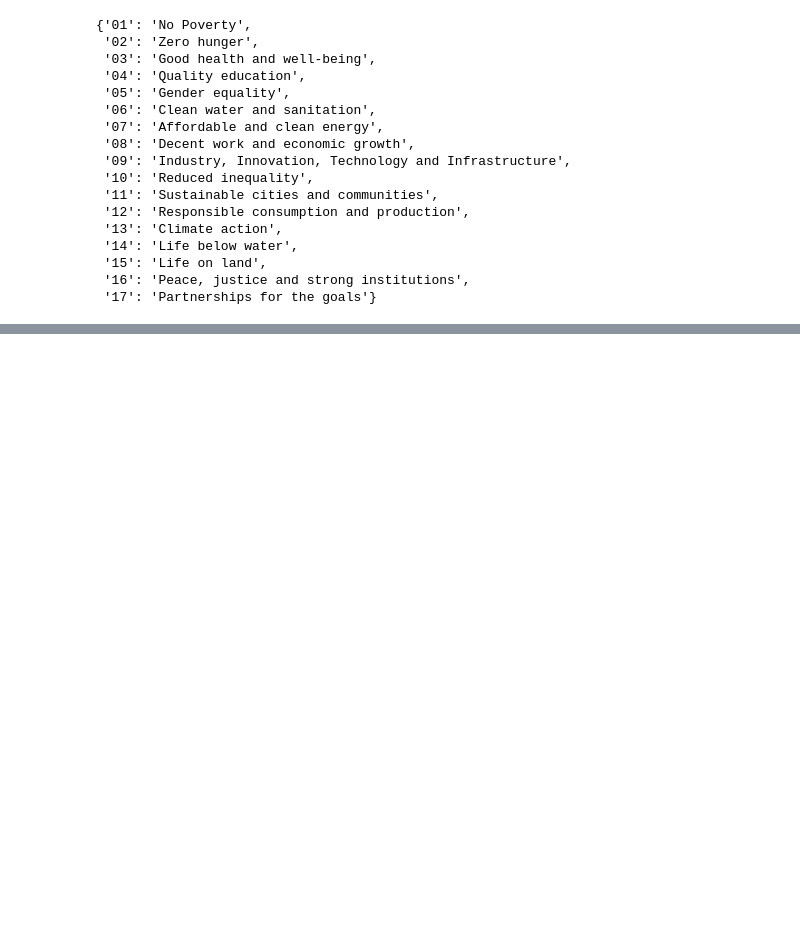
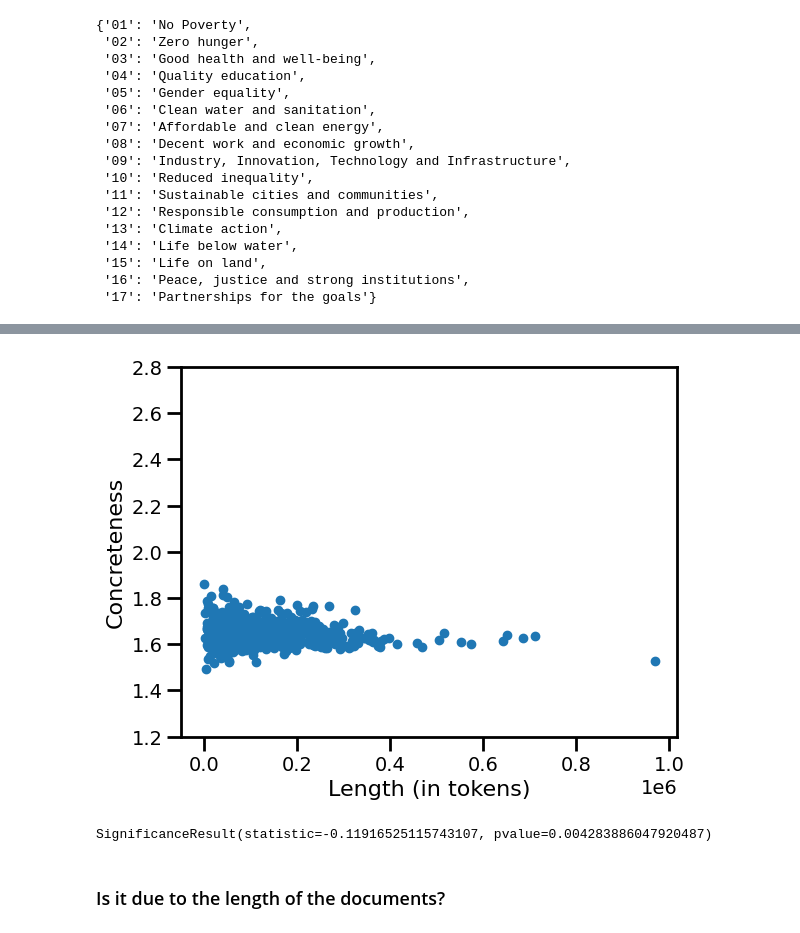
Before and after one commit to fabiosaracco/sdg_repos_advanced, a Jupyter notebook: 4_0_fa_r_vago.ipynb, the cells around one changed output, grey strips where cells are left out. Cells and saved outputs as stored; diff of their text form; code cells hidden in the pictures; blank space fills up the shorter version.

```diff
--- a/4_0_fa_r_vago.ipynb
+++ b/4_0_fa_r_vago.ipynb
@@ -536,0 +585,14 @@ plt.show()
+# %%
+plt.scatter(l_reports, output['concreteness'])
+plt.xlabel('Length (in tokens)', fontsize=16)
+plt.ylabel('Concreteness', fontsize=16)
+plt.ylim(1.2, 2.8)
+plt.show()
+# %% [output]
+[figure, added]
+# %%
+spearmanr(l_reports, output['concreteness'])
+# %% [output]
+SignificanceResult(statistic=-0.11916525115743107, pvalue=0.004283886047920487)
+# %% [markdown]
+### Is it due to the length of the documents?
```
Also changed, not shown: parts of 37 cells of this notebook, 6 other files.
